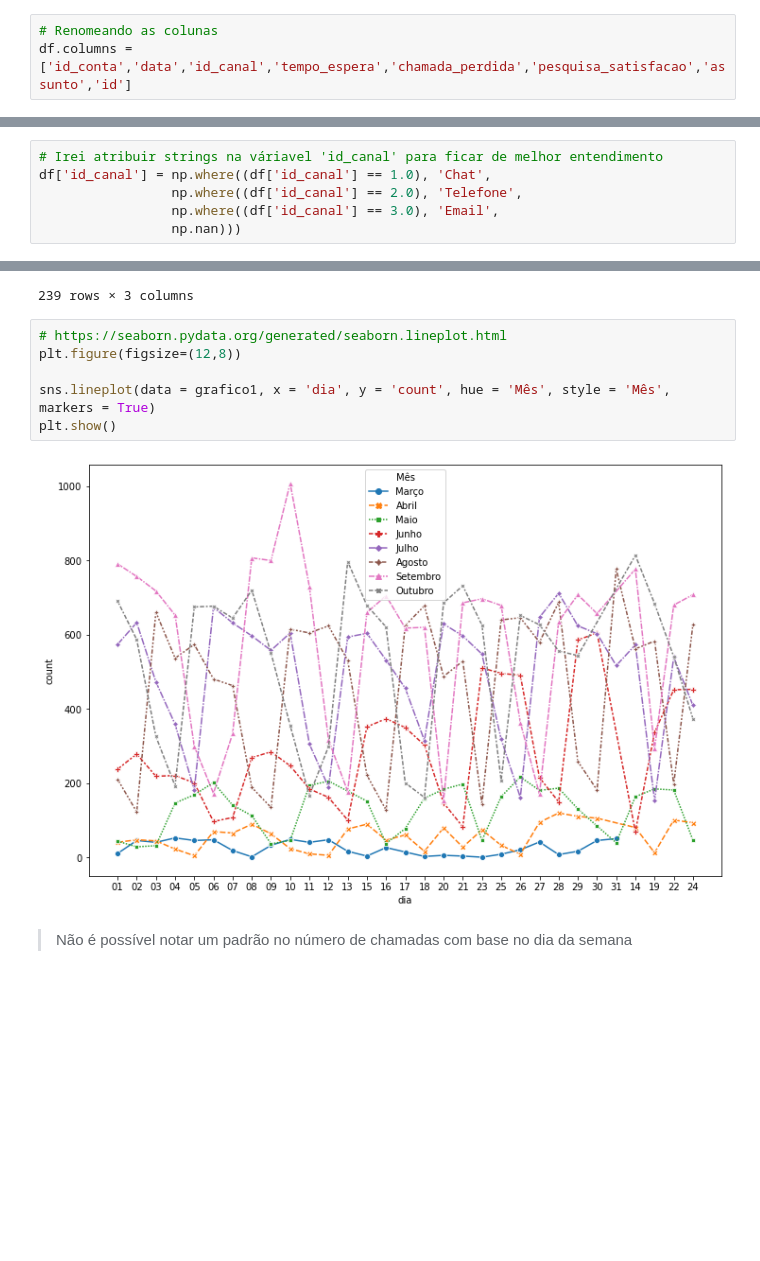
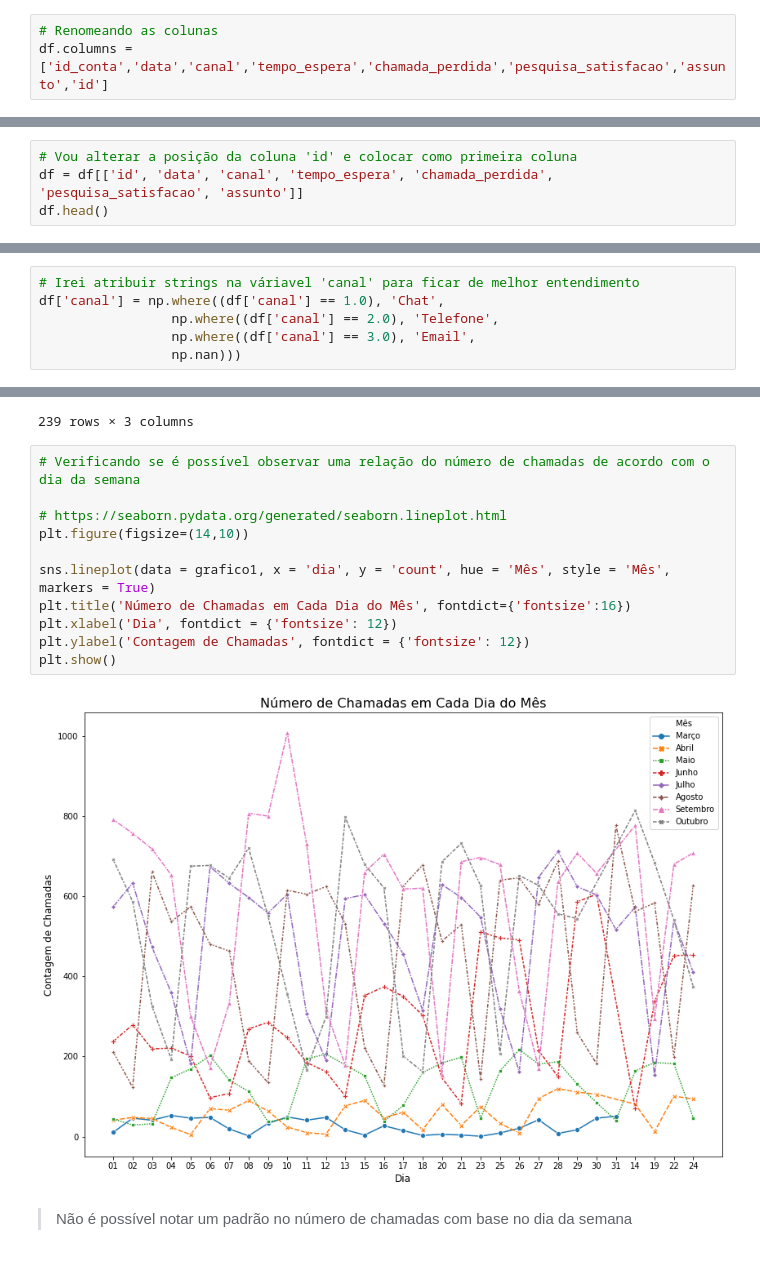
Before and after one commit to rafajovelho/Case3, a Jupyter notebook: Caso_TON.ipynb, the cells around one changed output, grey strips where cells are left out. Drawn from its saved outputs; the diff is of its cells as text; blank space fills up the shorter version.

```diff
--- a/Caso_TON.ipynb
+++ b/Caso_TON.ipynb
@@ -145,7 +149,7 @@ dtypes: object(5)
 memory usage: 4.8+ MB
 # %%
 # Renomeando as colunas
-df.columns = ['id_conta','data','id_canal','tempo_espera','chamada_perdida','pesquisa_satisfacao','assunto','id']
+df.columns = ['id_conta','data','canal','tempo_espera','chamada_perdida','pesquisa_satisfacao','assunto','id']
 # %%
 # Renomeando as colunas
 df2.columns = ['data_cred', 'endereco_entrega_cidade', 'endereco_entrega_estado', 'produto_adquirido', 'id_conta']
@@ -276,2 +298,6 @@ Index(['data', 'id_canal', 'tempo_espera', 'chamada_perdida',
        'pesquisa_satisfacao', 'assunto', 'id'],
       dtype='object')
+# %%
+# Vou alterar a posição da coluna 'id' e colocar como primeira coluna
+df = df[['id', 'data', 'canal', 'tempo_espera', 'chamada_perdida', 'pesquisa_satisfacao', 'assunto']]
+df.head()
@@ -354,10 +416,10 @@ df2.head()
 # %% [markdown]
 Vamos fazer outras manipulações que serão conveniente para posterior análise dos dados
 # %%
-# Irei atribuir strings na váriavel 'id_canal' para ficar de melhor entendimento
-df['id_canal'] = np.where((df['id_canal'] == 1.0), 'Chat',
-                 np.where((df['id_canal'] == 2.0), 'Telefone',
-                 np.where((df['id_canal'] == 3.0), 'Email',
+# Irei atribuir strings na váriavel 'canal' para ficar de melhor entendimento
+df['canal'] = np.where((df['canal'] == 1.0), 'Chat',
+                 np.where((df['canal'] == 2.0), 'Telefone',
+                 np.where((df['canal'] == 3.0), 'Email',
                  np.nan)))
 # %%
 # Aqui é possível verificar que todas as chamadas foram feitas via telefone
@@ -502,13 +587,18 @@ grafico1
 | 244 | Outubro | 29 | 544 |
 239 rows × 3 columns
 # %%
+# Verificando se é possível observar uma relação do número de chamadas de acordo com o dia da semana
+
 # https://seaborn.pydata.org/generated/seaborn.lineplot.html
-plt.figure(figsize=(12,8))
+plt.figure(figsize=(14,10))
 
 sns.lineplot(data = grafico1, x = 'dia', y = 'count', hue = 'Mês', style = 'Mês', markers = True)
+plt.title('Número de Chamadas em Cada Dia do Mês', fontdict={'fontsize':16})
+plt.xlabel('Dia', fontdict = {'fontsize': 12})
+plt.ylabel('Contagem de Chamadas', fontdict = {'fontsize': 12})
 plt.show()
 # %% [output]
-[figure, old version]
+[figure, new version]
 # %% [markdown]
 > Não é possível notar um padrão no número de chamadas com base no dia da semana
 # %%
```
Also changed, not shown: parts of 74 cells of this notebook.
